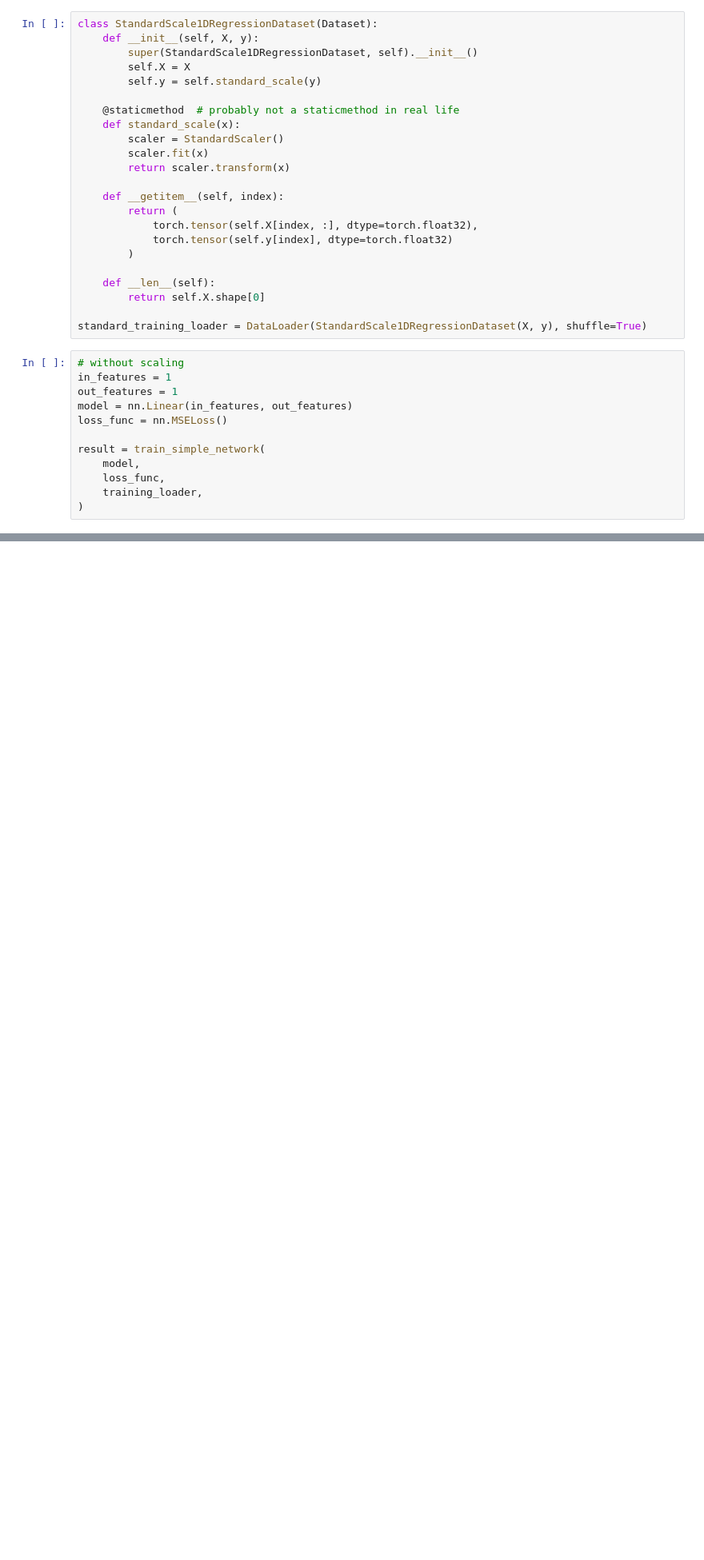
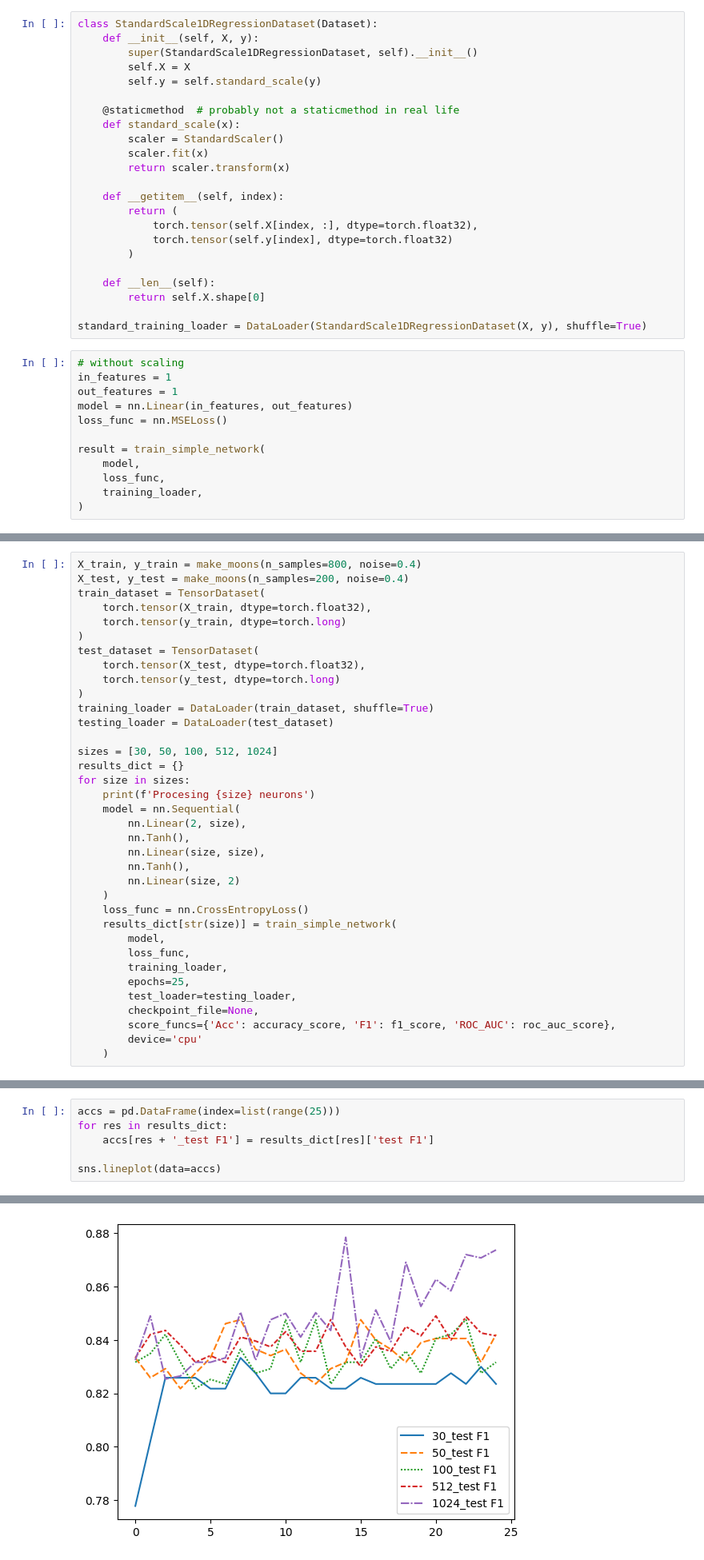
Before and after one commit to fabiogomez11c/hundred_concepts, a Jupyter notebook: feed_forward_networks/idl_ch2_excersices.ipynb, the cells around one changed output, grey strips where cells are left out. Shown at 80% size. Saved outputs shown, nothing was run; the diff lists cells and outputs as text; blank space fills up the shorter version.

```diff
--- a/feed_forward_networks/idl_ch2_excersices.ipynb
+++ b/feed_forward_networks/idl_ch2_excersices.ipynb
@@ -201,0 +472,36 @@ result = train_simple_network(
+# %%
+X_train, y_train = make_moons(n_samples=800, noise=0.4)
+X_test, y_test = make_moons(n_samples=200, noise=0.4)
+train_dataset = TensorDataset(
+    torch.tensor(X_train, dtype=torch.float32),
+    torch.tensor(y_train, dtype=torch.long)
+)
+test_dataset = TensorDataset(
+    torch.tensor(X_test, dtype=torch.float32),
+    torch.tensor(y_test, dtype=torch.long)
+)
+training_loader = DataLoader(train_dataset, shuffle=True)
+testing_loader = DataLoader(test_dataset)
+
+sizes = [30, 50, 100, 512, 1024]
+results_dict = {}
+for size in sizes:
+    print(f'Procesing {size} neurons')
+    model = nn.Sequential(
+        nn.Linear(2, size),
+        nn.Tanh(),
+        nn.Linear(size, size),
+        nn.Tanh(),
+        nn.Linear(size, 2)
+    )
+    loss_func = nn.CrossEntropyLoss()
+    results_dict[str(size)] = train_simple_network(
+        model,
+        loss_func,
+        training_loader,
+        epochs=25,
+        test_loader=testing_loader,
+        checkpoint_file=None,
+        score_funcs={'Acc': accuracy_score, 'F1': f1_score, 'ROC_AUC': roc_auc_score},
+        device='cpu'
+    )
@@ -201,0 +514,7 @@ result = train_simple_network(
+# %%
+accs = pd.DataFrame(index=list(range(25)))
+for res in results_dict:
+    accs[res + '_test F1'] = results_dict[res]['test F1']
+
+sns.lineplot(data=accs)
+# %% [output]
@@ -201,0 +522 @@ result = train_simple_network(
+[figure, added]
```
Also changed, not shown: parts of 30 cells of this notebook, 2 other files.
